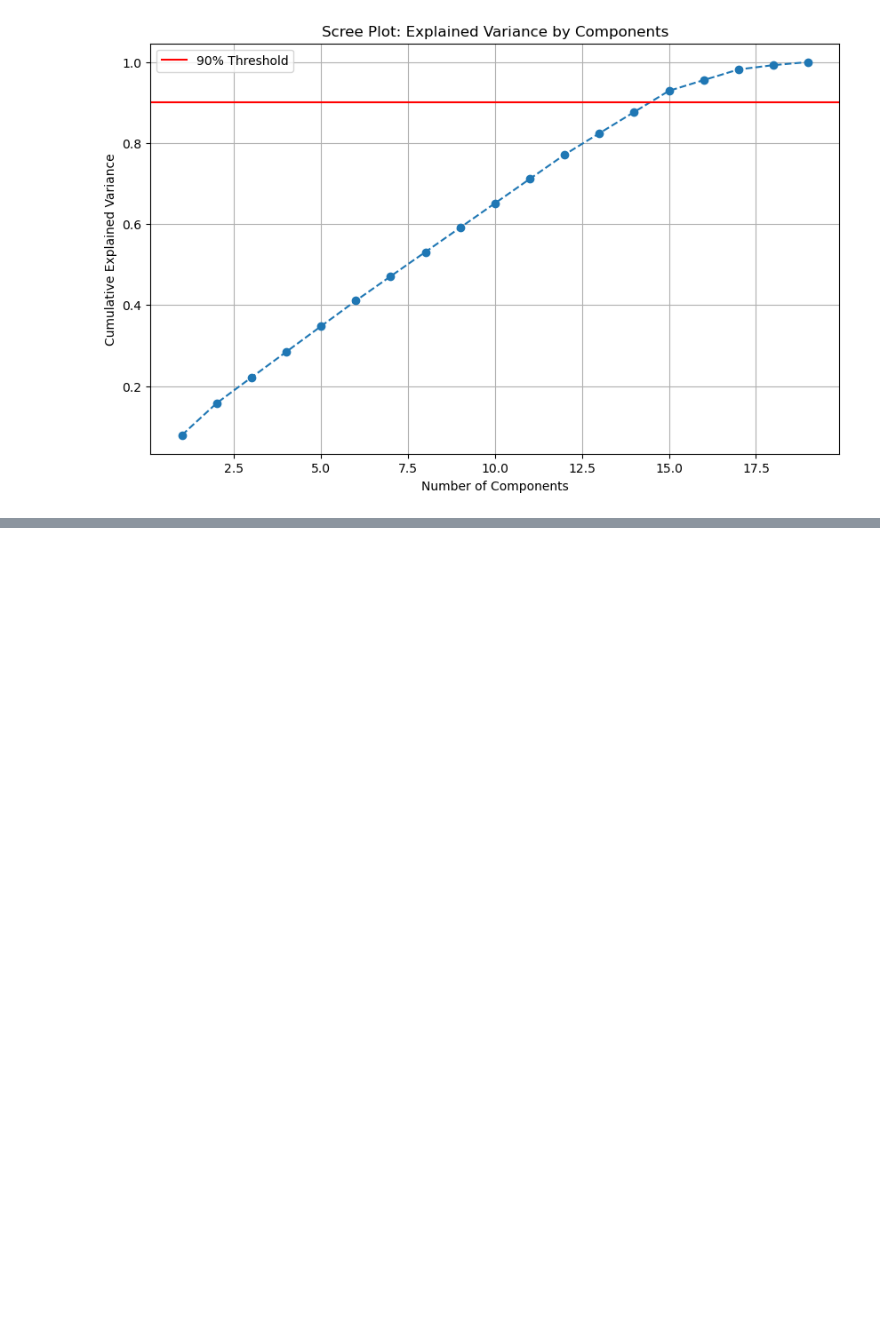
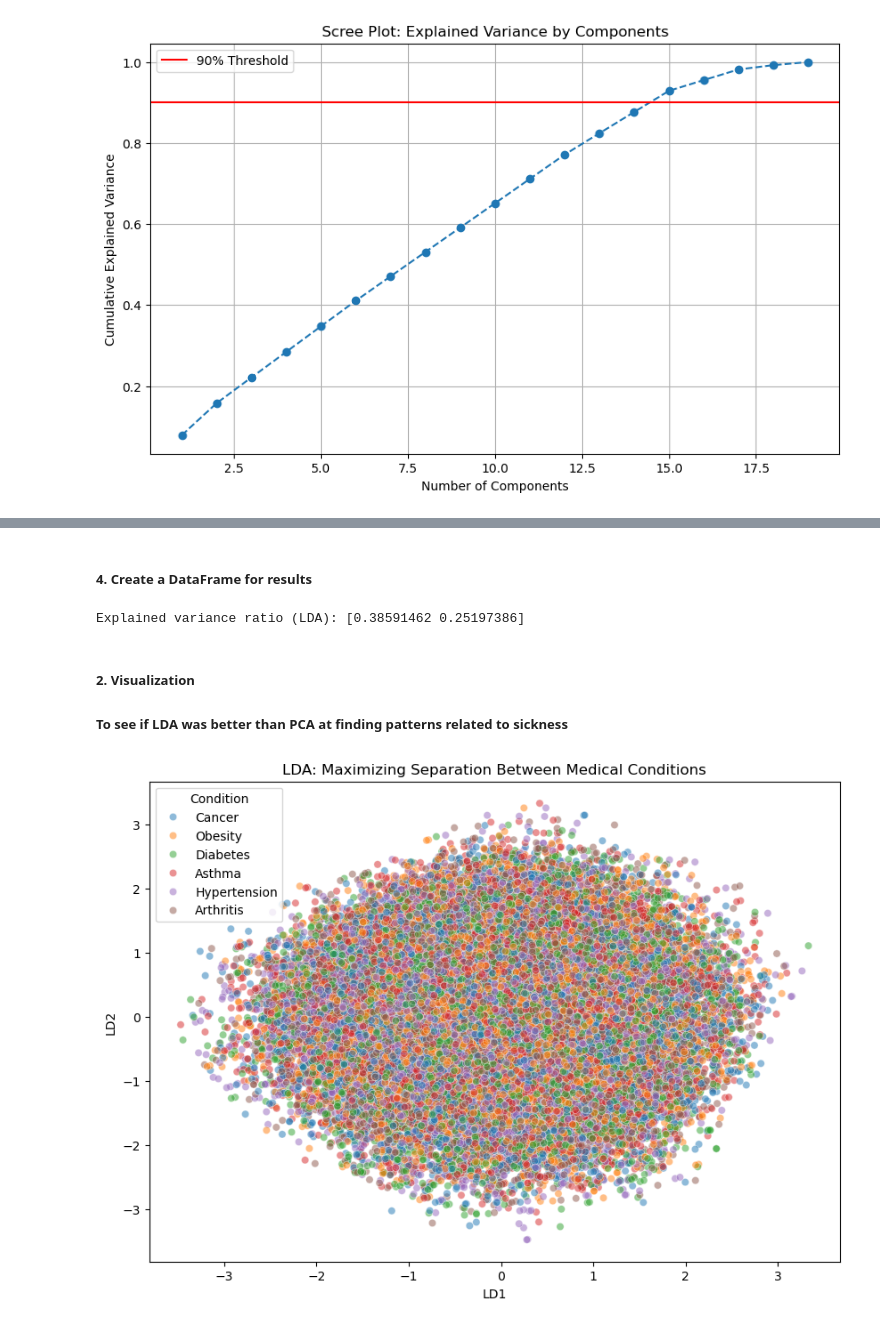
Before and after one commit to menuja-stack/Semi-Supervised-Learning-SSL-, a Jupyter notebook: healthcare.ipynb, the cells around one changed output, grey strips where cells are left out. Cells and saved outputs as stored; diff of their text form; code cells hidden in the pictures; blank space fills up the shorter version.

```diff
--- a/healthcare.ipynb
+++ b/healthcare.ipynb
@@ -153,0 +161,3 @@ final_data = final_pca.fit_transform(scaled_data)
+# %%
+y = df['Medical Condition']
+X = df.drop(columns=['Room Number', 'Discharge Date', 'Medical Condition'])
@@ -153,0 +166,4 @@ final_data = final_pca.fit_transform(scaled_data)
+# %%
+X_encoded = pd.get_dummies(X, drop_first=True)
+scaler = StandardScaler()
+X_scaled = scaler.fit_transform(X_encoded)
@@ -153,0 +174,22 @@ final_data = final_pca.fit_transform(scaled_data)
+# %%
+lda = LinearDiscriminantAnalysis(n_components=2)
+lda_results = lda.fit_transform(X_scaled, y)
+# %% [markdown]
+ ##### 4. Create a DataFrame for results
+# %%
+lda_df = pd.DataFrame(data=lda_results, columns=['LD1', 'LD2'])
+lda_df['Condition'] = y.values
+# %%
+print("Explained variance ratio (LDA):", lda.explained_variance_ratio_)
+# %% [output]
+Explained variance ratio (LDA): [0.38591462 0.25197386]
+# %% [markdown]
+##### 2. Visualization
+##### To see if LDA was better than PCA at finding patterns related to sickness
+# %%
+plt.figure(figsize=(10,7))
+sns.scatterplot(x='LD1', y='LD2', hue='Condition', data=lda_df, alpha=0.5)
+plt.title('LDA: Maximizing Separation Between Medical Conditions')
+plt.show()
+# %% [output]
+[figure, added]
```
Also changed, not shown: parts of 6 cells of this notebook.
